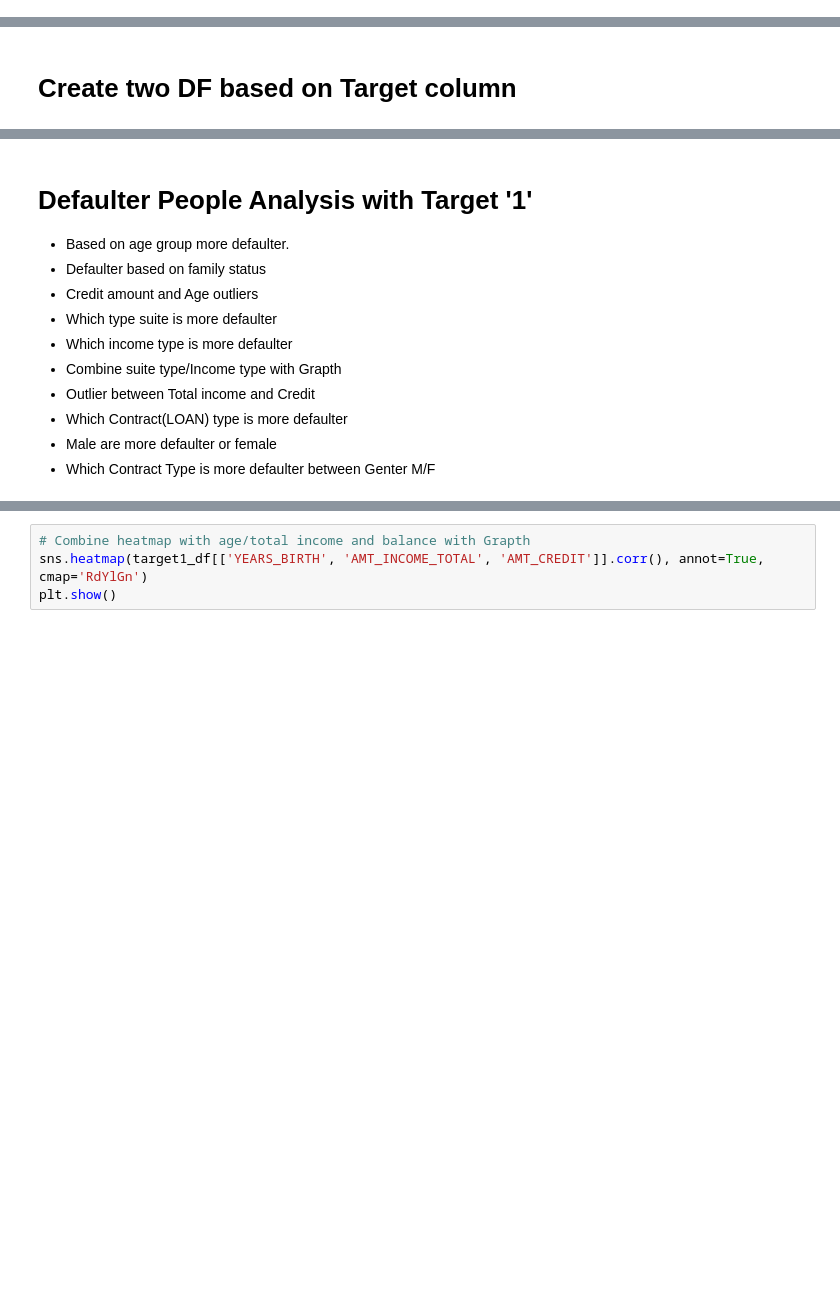
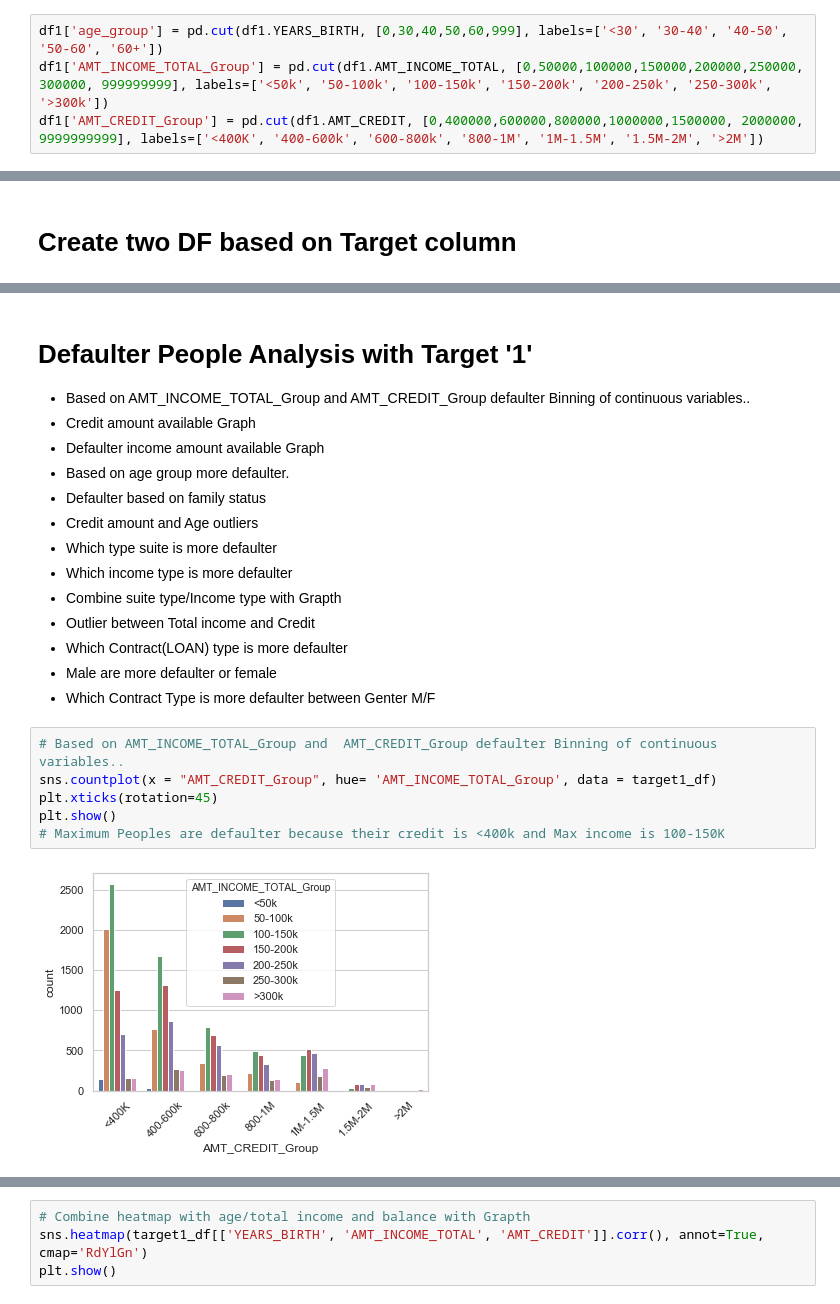
Before and after one commit to vishnuksharma/DataScienceAnalysisPython, a Jupyter notebook: EDA-CaseStudy/EDA-CaseStudy-I.ipynb, the cells around one changed output, grey strips where cells are left out. Drawn from its saved outputs; the diff is of its cells as text; blank space fills up the shorter version.

```diff
--- a/EDA-CaseStudy/EDA-CaseStudy-I.ipynb
+++ b/EDA-CaseStudy/EDA-CaseStudy-I.ipynb
@@ -162,6 +162,10 @@ df1.head()
 | 5 | 100008 | 0 | Cash loans | M | N | Y | 0 | ... |
 | 6 | 100009 | 0 | Cash loans | F | Y | Y | 1 | ... |
 | 7 | 100010 | 0 | Cash loans | M | Y | Y | 0 | ... |
+# %%
+df1['age_group'] = pd.cut(df1.YEARS_BIRTH, [0,30,40,50,60,999], labels=['<30', '30-40', '40-50', '50-60', '60+'])
+df1['AMT_INCOME_TOTAL_Group'] = pd.cut(df1.AMT_INCOME_TOTAL, [0,50000,100000,150000,200000,250000, 300000, 999999999], labels=['<50k', '50-100k', '100-150k', '150-200k', '200-250k', '250-300k', '>300k'])
+df1['AMT_CREDIT_Group'] = pd.cut(df1.AMT_CREDIT, [0,400000,600000,800000,1000000,1500000, 2000000, 9999999999], labels=['<400K', '400-600k', '600-800k', '800-1M', '1M-1.5M', '1.5M-2M', '>2M'])
 # %% [markdown]
 # Define the Target column % based on 0(Non-Defaulter) and 1(Defaulter)
 # %%
@@ -197,6 +201,9 @@ target1_df.head()
 | 81 | 100096 | 1 | Cash loans | F | N | Y | 0 | ... |
 # %% [markdown]
 # Defaulter People Analysis with Target '1'
+- Based on AMT_INCOME_TOTAL_Group and  AMT_CREDIT_Group defaulter Binning of continuous variables..
+- Credit amount available Graph
+- Defaulter income amount available Graph
 - Based on age group more defaulter.
 - Defaulter based on family status
 - Credit amount and Age outliers
@@ -207,3 +214,11 @@ target1_df.head()
 - Which Contract(LOAN) type is more defaulter
 - Male are more defaulter or female
 - Which Contract Type is more defaulter between Genter M/F
+# %%
+# Based on AMT_INCOME_TOTAL_Group and  AMT_CREDIT_Group defaulter Binning of continuous variables..
+sns.countplot(x = "AMT_CREDIT_Group", hue= 'AMT_INCOME_TOTAL_Group', data = target1_df)
+plt.xticks(rotation=45)
+plt.show()
+# Maximum Peoples are defaulter because their credit is <400k and Max income is 100-150K
+# %% [output]
+[figure, added]
```
Also changed, not shown: parts of 8 cells of this notebook.
